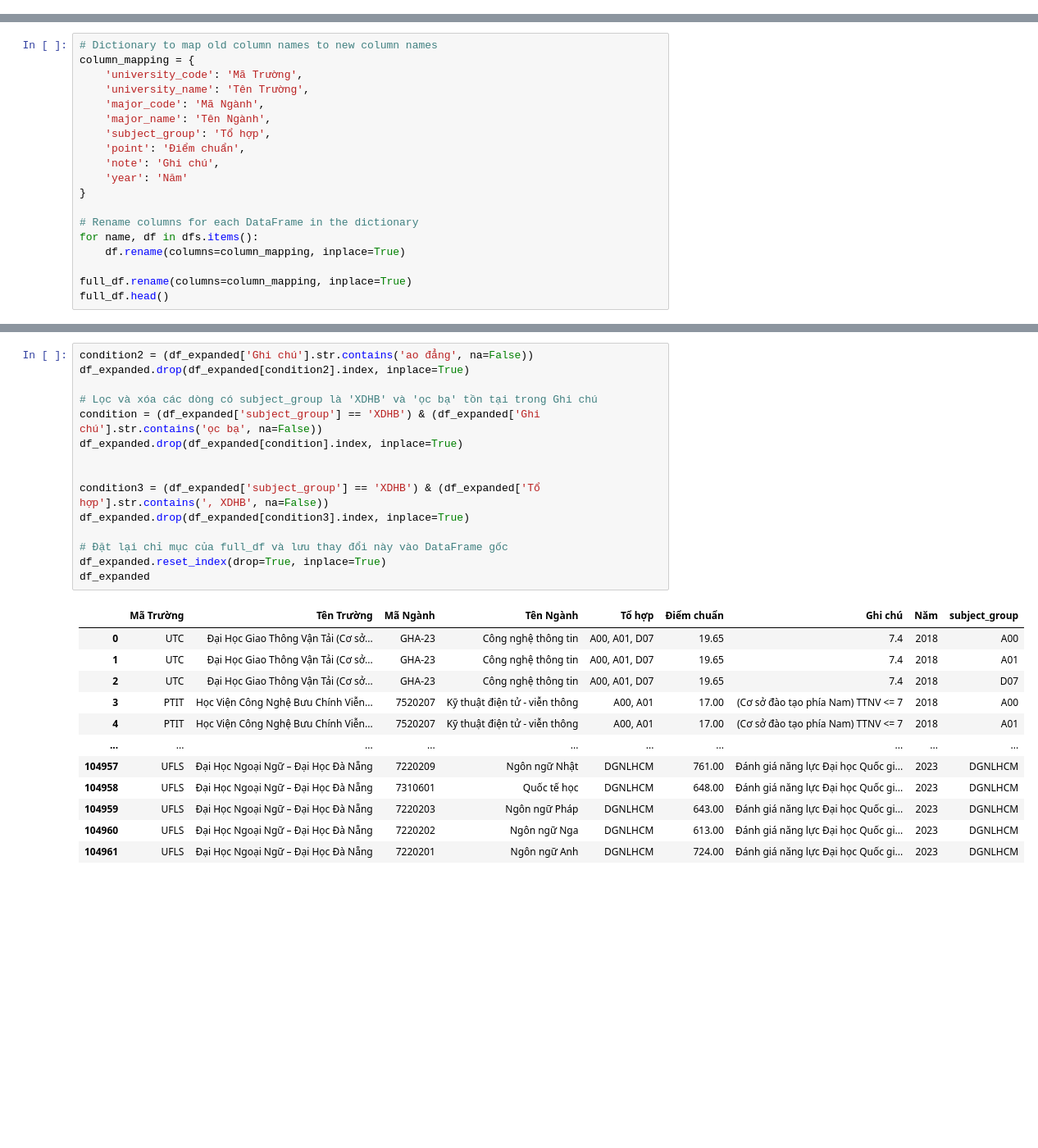
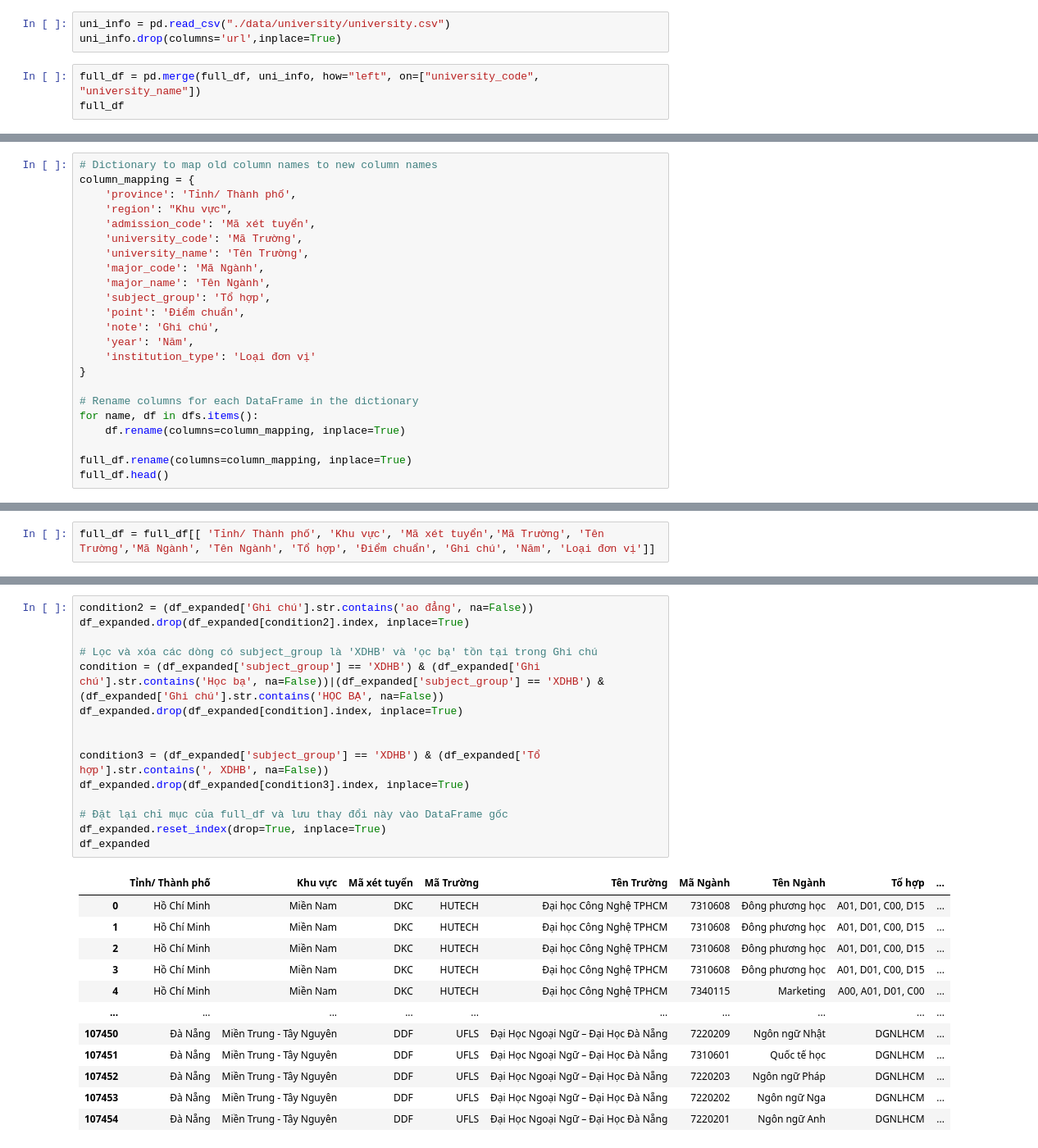
Before and after one commit to daniele15/DV-Final-Crawler, a Jupyter notebook: Crawler-hocmai/preprocessing2.ipynb, the cells around one changed output, grey strips where cells are left out. Shown at 82% size. Drawn from its saved outputs; the diff is of its cells as text; blank space fills up the shorter version.

```diff
--- a/Crawler-hocmai/preprocessing2.ipynb
+++ b/Crawler-hocmai/preprocessing2.ipynb
@@ -102,0 +103,6 @@ full_df.shape
+# %%
+uni_info = pd.read_csv("./data/university/university.csv")
+uni_info.drop(columns='url',inplace=True)
+# %%
+full_df = pd.merge(full_df, uni_info, how="left", on=["university_code", "university_name"])
+full_df
@@ -105,6 +125,9 @@ full_df.shape
 # %%
 # Dictionary to map old column names to new column names
 column_mapping = {
+    'province': 'Tỉnh/ Thành phố',
+    'region': "Khu vực",
+    'admission_code': 'Mã xét tuyển',
     'university_code': 'Mã Trường',
     'university_name': 'Tên Trường',
     'major_code': 'Mã Ngành',
@@ -112,7 +135,8 @@ column_mapping = {
     'subject_group': 'Tổ hợp',
     'point': 'Điểm chuẩn',
     'note': 'Ghi chú',
-    'year': 'Năm'
+    'year': 'Năm',
+    'institution_type': 'Loại đơn vị'
 }
 
 # Rename columns for each DataFrame in the dictionary
@@ -130,0 +155,2 @@ full_df.head()
+# %%
+full_df = full_df[[ 'Tỉnh/ Thành phố', 'Khu vực', 'Mã xét tuyển','Mã Trường', 'Tên Trường','Mã Ngành', 'Tên Ngành', 'Tổ hợp', 'Điểm chuẩn', 'Ghi chú', 'Năm', 'Loại đơn vị']]
@@ -386,28 +448,28 @@ df_expanded
 # %%
 condition2 = (df_expanded['Ghi chú'].str.contains('ao đẳng', na=False))
 df_expanded.drop(df_expanded[condition2].index, inplace=True)
 
 # Lọc và xóa các dòng có subject_group là 'XDHB' và 'ọc bạ' tồn tại trong Ghi chú
-condition = (df_expanded['subject_group'] == 'XDHB') & (df_expanded['Ghi chú'].str.contains('ọc bạ', na=False))
+condition = (df_expanded['subject_group'] == 'XDHB') & (df_expanded['Ghi chú'].str.contains('Học bạ', na=False))|(df_expanded['subject_group'] == 'XDHB') & (df_expanded['Ghi chú'].str.contains('HỌC BẠ', na=False))
 df_expanded.drop(df_expanded[condition].index, inplace=True)
 
 
 condition3 = (df_expanded['subject_group'] == 'XDHB') & (df_expanded['Tổ hợp'].str.contains(', XDHB', na=False))
 df_expanded.drop(df_expanded[condition3].index, inplace=True)
 
 # Đặt lại chỉ mục của full_df và lưu thay đổi này vào DataFrame gốc
 df_expanded.reset_index(drop=True, inplace=True)
 df_expanded
 # %% [output]
-|  | Mã Trường | Tên Trường | Mã Ngành | Tên Ngành | Tổ hợp | Điểm chuẩn | Ghi chú | Năm | subject_group |
-| 0 | UTC | Đại Học Giao Thông Vận Tải (Cơ sở... | GHA-23 | Công nghệ thông tin | A00, A01, D07 | 19.65 | 7.4 | 2018 | A00 |
-| 1 | UTC | Đại Học Giao Thông Vận Tải (Cơ sở... | GHA-23 | Công nghệ thông tin | A00, A01, D07 | 19.65 | 7.4 | 2018 | A01 |
-| 2 | UTC | Đại Học Giao Thông Vận Tải (Cơ sở... | GHA-23 | Công nghệ thông tin | A00, A01, D07 | 19.65 | 7.4 | 2018 | D07 |
-| 3 | PTIT | Học Viện Công Nghệ Bưu Chính Viễn... | 7520207 | Kỹ thuật điện tử - viễn thông | A00, A01 | 17.00 | (Cơ sở đào tạo phía Nam) TTNV <= 7 | 2018 | A00 |
-| 4 | PTIT | Học Viện Công Nghệ Bưu Chính Viễn... | 7520207 | Kỹ thuật điện tử - viễn thông | A00, A01 | 17.00 | (Cơ sở đào tạo phía Nam) TTNV <= 7 | 2018 | A01 |
+|  | Tỉnh/ Thành phố | Khu vực | Mã xét tuyển | Mã Trường | Tên Trường | Mã Ngành | Tên Ngành | Tổ hợp | ... |
+| 0 | Hồ Chí Minh | Miền Nam | DKC | HUTECH | Đại học Công Nghệ TPHCM | 7310608 | Đông phương học | A01, D01, C00, D15 | ... |
+| 1 | Hồ Chí Minh | Miền Nam | DKC | HUTECH | Đại học Công Nghệ TPHCM | 7310608 | Đông phương học | A01, D01, C00, D15 | ... |
+| 2 | Hồ Chí Minh | Miền Nam | DKC | HUTECH | Đại học Công Nghệ TPHCM | 7310608 | Đông phương học | A01, D01, C00, D15 | ... |
+| 3 | Hồ Chí Minh | Miền Nam | DKC | HUTECH | Đại học Công Nghệ TPHCM | 7310608 | Đông phương học | A01, D01, C00, D15 | ... |
+| 4 | Hồ Chí Minh | Miền Nam | DKC | HUTECH | Đại học Công Nghệ TPHCM | 7340115 | Marketing | A00, A01, D01, C00 | ... |
 | ... | ... | ... | ... | ... | ... | ... | ... | ... | ... |
-| 104957 | UFLS | Đại Học Ngoại Ngữ – Đại Học Đà Nẵng | 7220209 | Ngôn ngữ Nhật | DGNLHCM | 761.00 | Đánh giá năng lực Đại học Quốc gi... | 2023 | DGNLHCM |
-| 104958 | UFLS | Đại Học Ngoại Ngữ – Đại Học Đà Nẵng | 7310601 | Quốc tế học | DGNLHCM | 648.00 | Đánh giá năng lực Đại học Quốc gi... | 2023 | DGNLHCM |
-| 104959 | UFLS | Đại Học Ngoại Ngữ – Đại Học Đà Nẵng | 7220203 | Ngôn ngữ Pháp | DGNLHCM | 643.00 | Đánh giá năng lực Đại học Quốc gi... | 2023 | DGNLHCM |
-| 104960 | UFLS | Đại Học Ngoại Ngữ – Đại Học Đà Nẵng | 7220202 | Ngôn ngữ Nga | DGNLHCM | 613.00 | Đánh giá năng lực Đại học Quốc gi... | 2023 | DGNLHCM |
-| 104961 | UFLS | Đại Học Ngoại Ngữ – Đại Học Đà Nẵng | 7220201 | Ngôn ngữ Anh | DGNLHCM | 724.00 | Đánh giá năng lực Đại học Quốc gi... | 2023 | DGNLHCM |
+| 107450 | Đà Nẵng | Miền Trung - Tây Nguyên | DDF | UFLS | Đại Học Ngoại Ngữ – Đại Học Đà Nẵng | 7220209 | Ngôn ngữ Nhật | DGNLHCM | ... |
+| 107451 | Đà Nẵng | Miền Trung - Tây Nguyên | DDF | UFLS | Đại Học Ngoại Ngữ – Đại Học Đà Nẵng | 7310601 | Quốc tế học | DGNLHCM | ... |
+| 107452 | Đà Nẵng | Miền Trung - Tây Nguyên | DDF | UFLS | Đại Học Ngoại Ngữ – Đại Học Đà Nẵng | 7220203 | Ngôn ngữ Pháp | DGNLHCM | ... |
+| 107453 | Đà Nẵng | Miền Trung - Tây Nguyên | DDF | UFLS | Đại Học Ngoại Ngữ – Đại Học Đà Nẵng | 7220202 | Ngôn ngữ Nga | DGNLHCM | ... |
+| 107454 | Đà Nẵng | Miền Trung - Tây Nguyên | DDF | UFLS | Đại Học Ngoại Ngữ – Đại Học Đà Nẵng | 7220201 | Ngôn ngữ Anh | DGNLHCM | ... |
```
Also changed, not shown: parts of 27 cells of this notebook.
